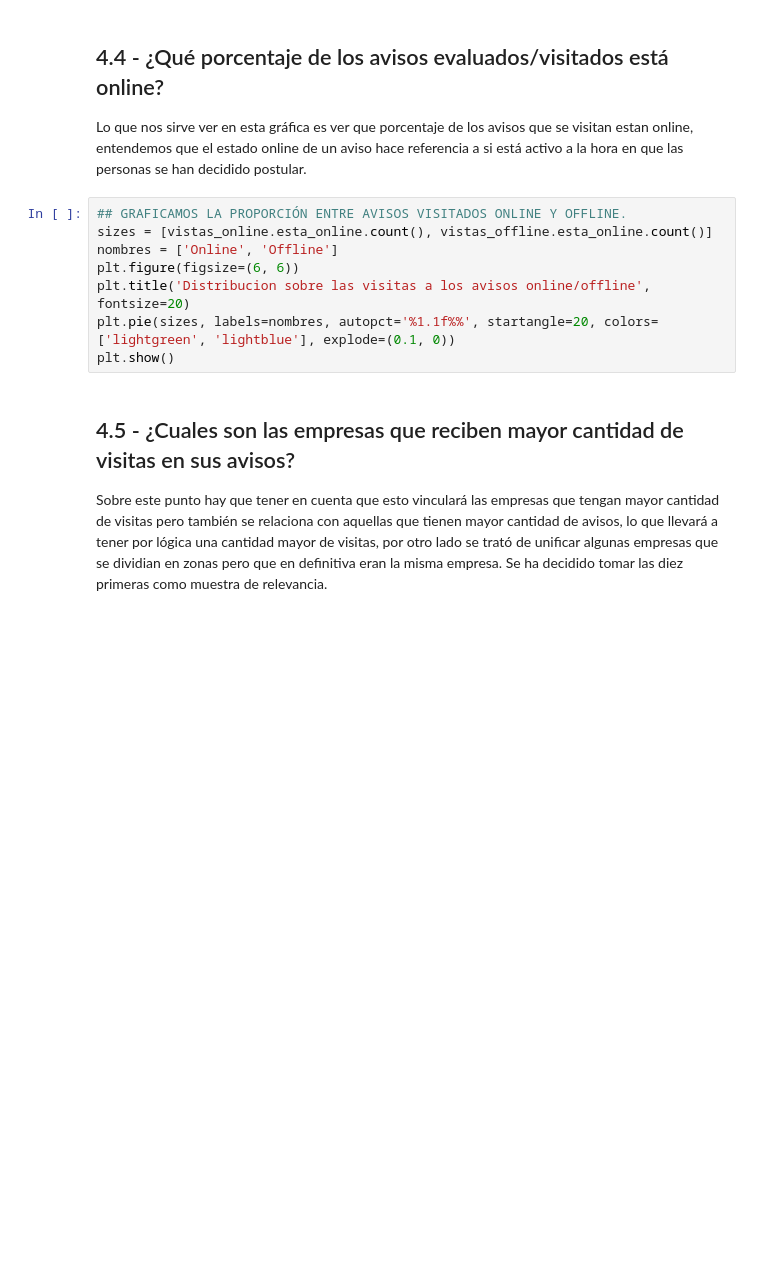
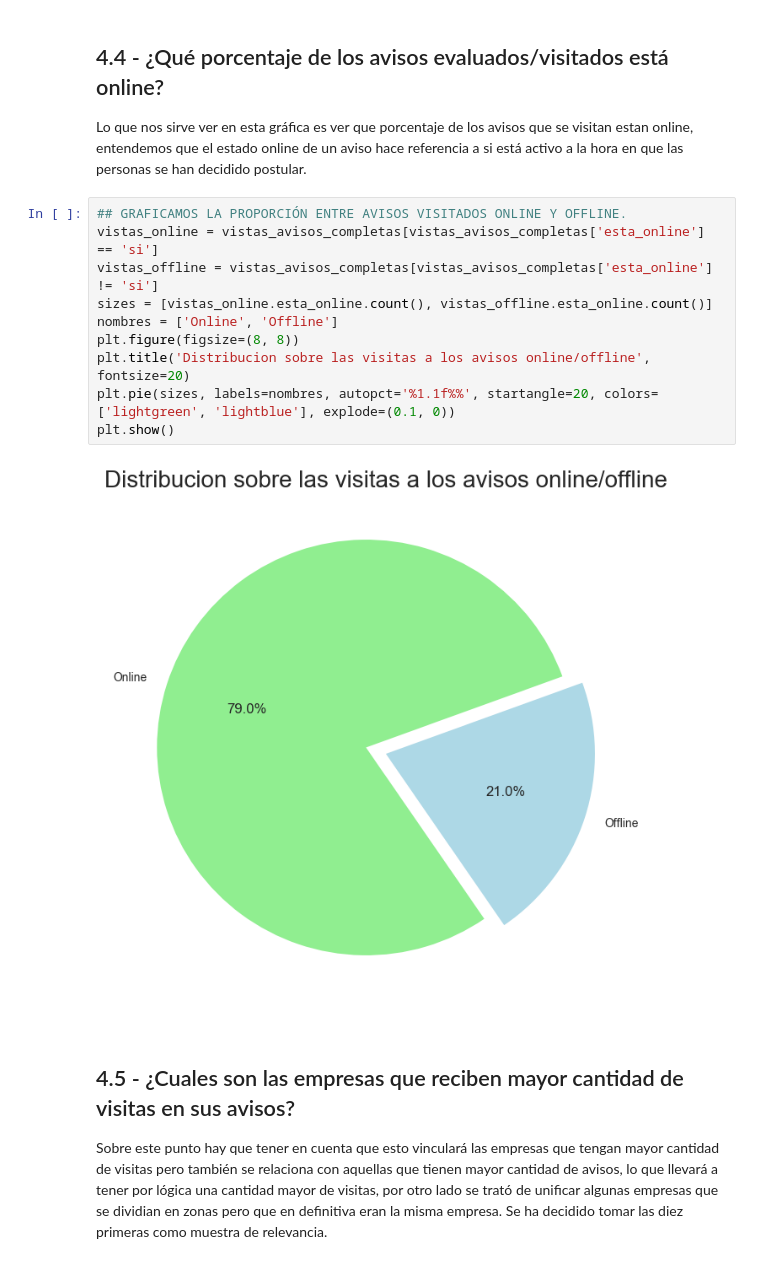
Before and after one commit to shizus/orga_datos_2018_1c, a Jupyter notebook: INFORME_TP1_REENTREGA.ipynb, the cells around one changed output. Saved outputs shown, nothing was run; the diff lists cells and outputs as text; blank space fills up the shorter version.

```diff
--- a/INFORME_TP1_REENTREGA.ipynb
+++ b/INFORME_TP1_REENTREGA.ipynb
@@ -383,12 +400,16 @@ g.set_ylabel("Ingenieria en cuestion", fontsize=12)
 Lo que nos sirve ver en esta gráfica es ver que porcentaje de los avisos que se visitan estan online, entendemos que el estado online de un aviso hace referencia a si está activo a la hora en que las personas se han decidido postular.
 # %%
 ## GRAFICAMOS LA PROPORCIÓN ENTRE AVISOS VISITADOS ONLINE Y OFFLINE.
+vistas_online = vistas_avisos_completas[vistas_avisos_completas['esta_online'] == 'si']
+vistas_offline = vistas_avisos_completas[vistas_avisos_completas['esta_online'] != 'si']
 sizes = [vistas_online.esta_online.count(), vistas_offline.esta_online.count()]
 nombres = ['Online', 'Offline']
-plt.figure(figsize=(6, 6))
+plt.figure(figsize=(8, 8))
 plt.title('Distribucion sobre las visitas a los avisos online/offline', fontsize=20)
 plt.pie(sizes, labels=nombres, autopct='%1.1f%%', startangle=20, colors=['lightgreen', 'lightblue'], explode=(0.1, 0))
 plt.show()
+# %% [output]
+[figure, added]
 # %% [markdown]
 ## 4.5 - ¿Cuales son las empresas que reciben mayor cantidad de visitas en sus avisos?
 
```
Also changed, not shown: parts of 12 cells of this notebook.
